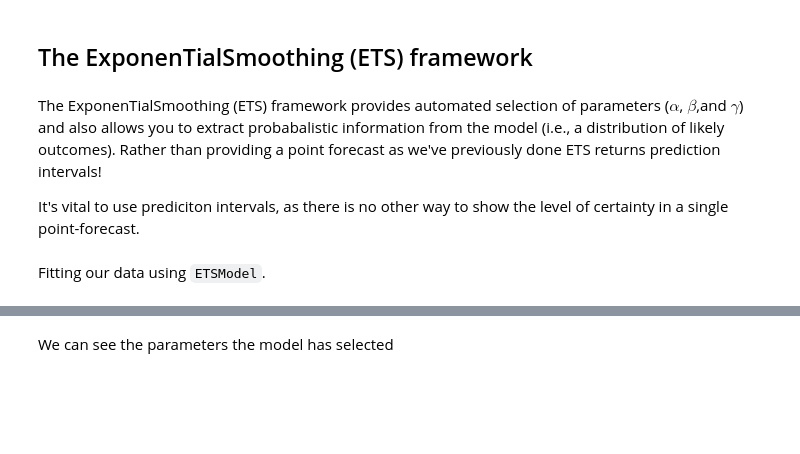
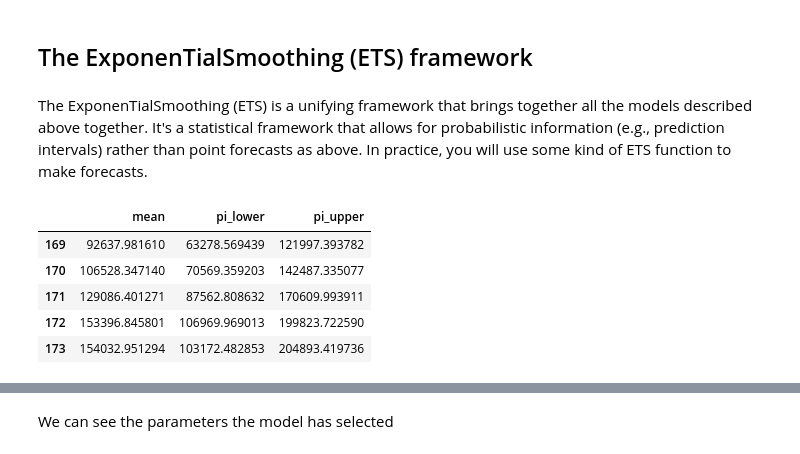
Before and after one commit to SomersetNHSFoundationTrust/DataScienceCourse, a Jupyter notebook: Content/Exponential_smoothing_models.ipynb, the cells around one changed output, grey strips where cells are left out. Saved outputs shown, nothing was run; the diff lists cells and outputs as text; code cells hidden in the pictures; blank space fills up the shorter version.

```diff
--- a/Content/Exponential_smoothing_models.ipynb
+++ b/Content/Exponential_smoothing_models.ipynb
@@ -572,10 +395,6 @@ There are a number of techniques we could use (such as cross-validation and trai
 # %% [markdown]
 ## The ExponenTialSmoothing (ETS) framework
-# %% [markdown]
-The ExponenTialSmoothing (ETS) framework provides automated selection of parameters ($\alpha$, $\beta$,and $\gamma$) and also allows you to extract probabalistic information from the model (i.e., a distribution of likely outcomes). Rather than providing a point forecast as we've previously done ETS returns prediction intervals!
-
-It's vital to use prediciton intervals, as there is no other way to show the level of certainty in a single point-forecast.
-# %% [markdown]
-Fitting our data using `ETSModel`.
+# %% [markdown]
+The ExponenTialSmoothing (ETS) is a unifying framework that brings together all the models described above together. It's a statistical framework that allows for probabilistic information (e.g., prediction intervals) rather than point forecasts as above. In practice, you will use some kind of ETS function to make forecasts.
 # %%
 ets_model = ETSModel(
@@ -588,5 +407,15 @@ ets_model = ETSModel(
 ).fit()
 # %%
 # Predict from trained model
-ets_series = ets_model.predict(start=post_covid.index[1], end=post_covid.index[-1])
-ets_series.head()
+pred = ets_model.get_prediction(
+    start=test.index[1], end=test.index[-1]
+)  # Prediction intervals
+ets_prediction = pred.summary_frame(alpha=0.05)
+ets_prediction.head()
+# %% [output]
+|  | mean | pi_lower | pi_upper |
+| 169 | 92637.981610 | 63278.569439 | 121997.393782 |
+| 170 | 106528.347140 | 70569.359203 | 142487.335077 |
+| 171 | 129086.401271 | 87562.808632 | 170609.993911 |
+| 172 | 153396.845801 | 106969.969013 | 199823.722590 |
+| 173 | 154032.951294 | 103172.482853 | 204893.419736 |
```
Also changed, not shown: parts of 142 cells of this notebook, 1 other file.
